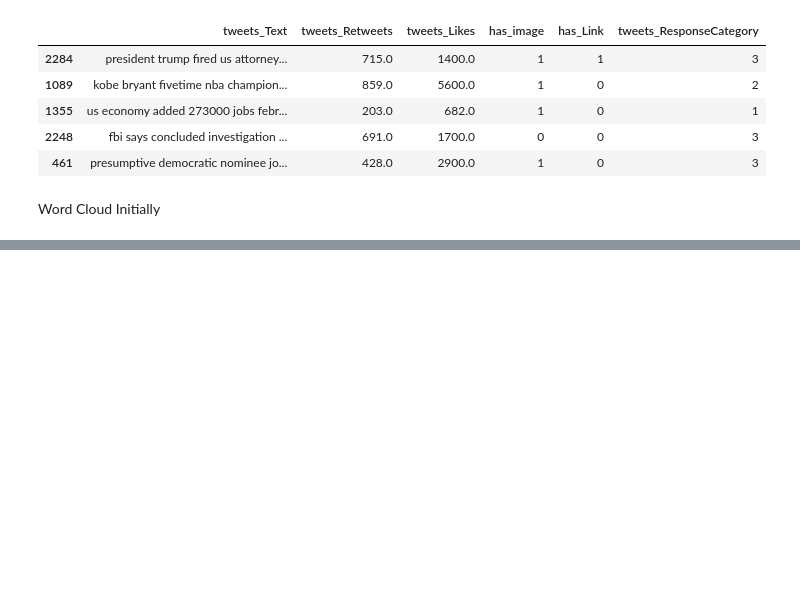
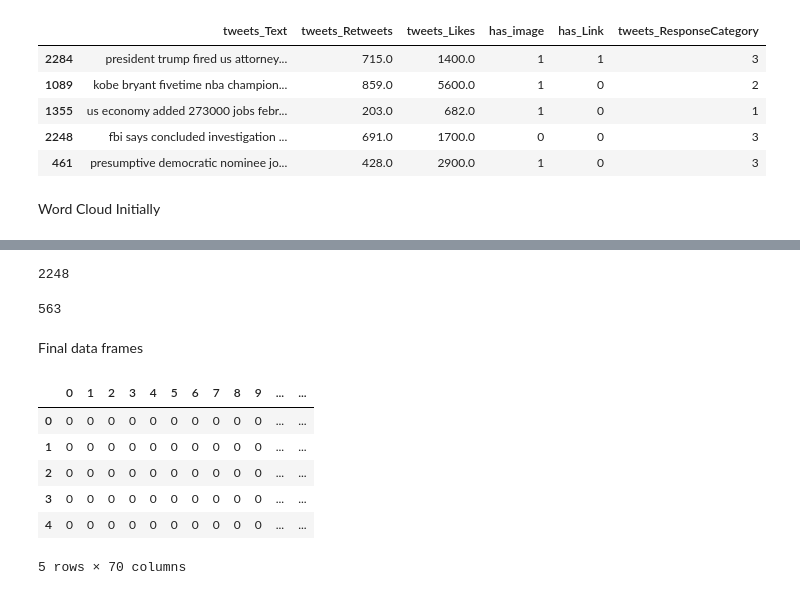
Before and after one commit to git-ram/CSE243-TweetResponsePrediction, a Jupyter notebook: tweetPreProcess.ipynb, the cells around one changed output, grey strips where cells are left out. Drawn from its saved outputs; the diff is of its cells as text; code cells hidden in the pictures; blank space fills up the shorter version.

Commit message:
Tokenizer and padding done on Train set--dimension error on test

```diff
--- a/tweetPreProcess.ipynb
+++ b/tweetPreProcess.ipynb
@@ -144,0 +162,2 @@ plt.show()
+# %%
+testText=X_test[['tweets_Text']]
@@ -144,0 +182,33 @@ plt.show()
+# %%
+len(trainText)
+# %% [output]
+2248
+# %%
+len(testText)
+# %% [output]
+563
+# %%
+# each word embedding to 300 dimension
+embed_size = 300
+# count of vocabulary words
+max_features = 50000
+# length of each sentences
+max_len = 70
+def token_sentence(train_X, test_X ):
+    #logging.info('tokenizing sentence...')
+    tokenizer = Tokenizer(num_words=max_features)
+    train_X_list=train_X.values.tolist()
+    test_X_list=test_X.values.tolist()
+    tokenizer.fit_on_texts(train_X_list)
+    train_X_new = tokenizer.texts_to_sequences(train_X_list)
+    test_X_new = tokenizer.texts_to_sequences(test_X_list)
+    #print(test_X_new)
+
+    train_X_new = pad_sequences(train_X_new, maxlen=max_len)
+    test_X = pad_sequences(test_X_new, maxlen=max_len)
+
+    return train_X_new, test_X_new, tokenizer
+# %%
+trainText_new, testText_new, tokenizer = token_sentence(trainText, testText)
+# %% [markdown]
+Final data frames
@@ -144,0 +217,2 @@ plt.show()
+# %%
+trainText_df=pd.DataFrame(trainText_new)
@@ -144,0 +221,10 @@ plt.show()
+# %%
+trainText_df.head()
+# %% [output]
+|  | 0 | 1 | 2 | 3 | 4 | 5 | 6 | 7 | 8 | 9 | ... | ... |
+| 0 | 0 | 0 | 0 | 0 | 0 | 0 | 0 | 0 | 0 | 0 | ... | ... |
+| 1 | 0 | 0 | 0 | 0 | 0 | 0 | 0 | 0 | 0 | 0 | ... | ... |
+| 2 | 0 | 0 | 0 | 0 | 0 | 0 | 0 | 0 | 0 | 0 | ... | ... |
+| 3 | 0 | 0 | 0 | 0 | 0 | 0 | 0 | 0 | 0 | 0 | ... | ... |
+| 4 | 0 | 0 | 0 | 0 | 0 | 0 | 0 | 0 | 0 | 0 | ... | ... |
+5 rows × 70 columns
```
Also changed, not shown: parts of 24 cells of this notebook, 1 other file.
